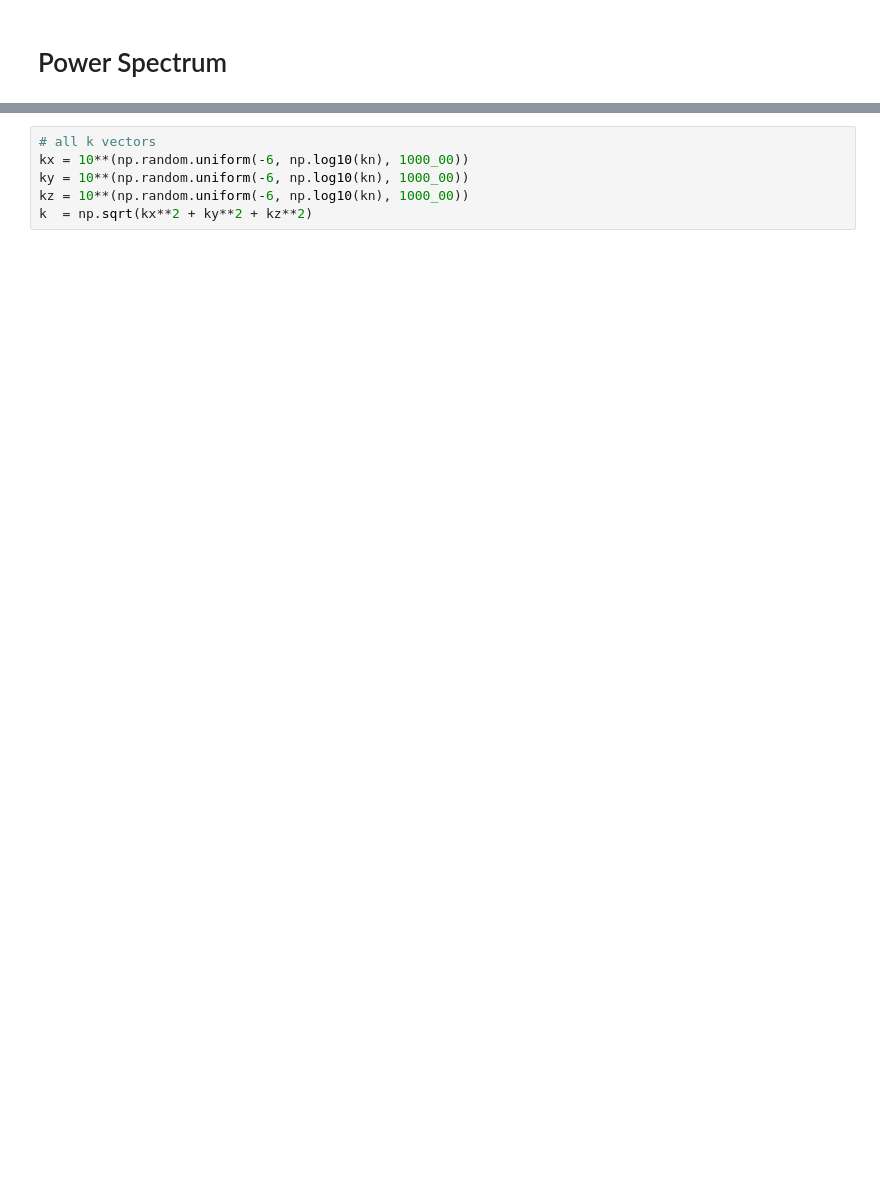
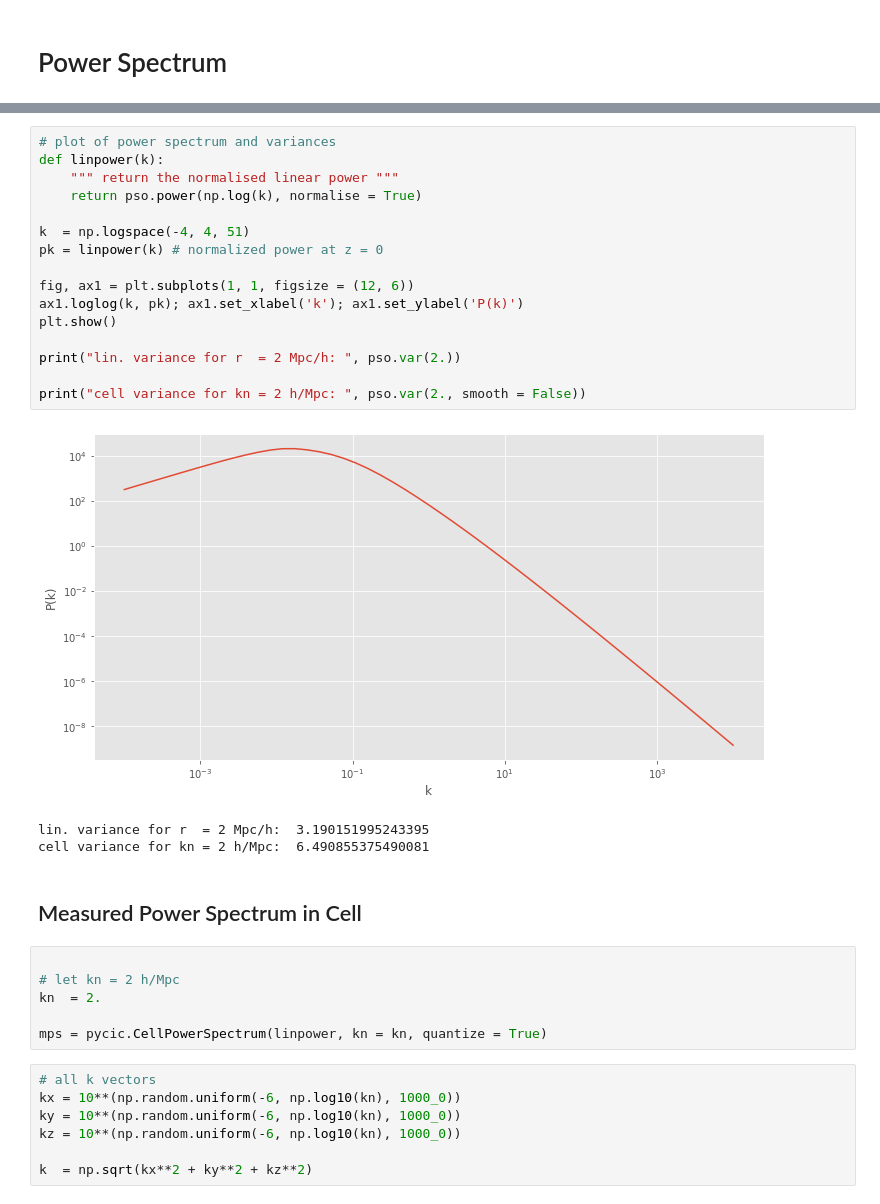
Before and after one commit to msssivadas10/cic_tests, a Jupyter notebook: test2.ipynb, the cells around one changed output, grey strips where cells are left out. Saved outputs shown, nothing was run; the diff lists cells and outputs as text; blank space fills up the shorter version.

```diff
--- a/test2.ipynb
+++ b/test2.ipynb
@@ -23,8 +18,37 @@ mps = pycic.cicMeasPowerSpectrum(linpower, kn = kn, quantize = True)
+# %%
+# plot of power spectrum and variances
+def linpower(k):
+    """ return the normalised linear power """
+    return pso.power(np.log(k), normalise = True)
+
+k  = np.logspace(-4, 4, 51)
+pk = linpower(k) # normalized power at z = 0
+
+fig, ax1 = plt.subplots(1, 1, figsize = (12, 6))
+ax1.loglog(k, pk); ax1.set_xlabel('k'); ax1.set_ylabel('P(k)')
+plt.show()
+
+print("lin. variance for r  = 2 Mpc/h: ", pso.var(2.))
+
+print("cell variance for kn = 2 h/Mpc: ", pso.var(2., smooth = False))
+# %% [output]
+[figure, added]
+lin. variance for r  = 2 Mpc/h:  3.190151995243395
+cell variance for kn = 2 h/Mpc:  6.490855375490081
+# %% [markdown]
+## Measured Power Spectrum in Cell
+# %%
+
+# let kn = 2 h/Mpc
+kn  = 2.
+
+mps = pycic.CellPowerSpectrum(linpower, kn = kn, quantize = True)
 # %%
 # all k vectors
-kx = 10**(np.random.uniform(-6, np.log10(kn), 1000_00))
-ky = 10**(np.random.uniform(-6, np.log10(kn), 1000_00))
-kz = 10**(np.random.uniform(-6, np.log10(kn), 1000_00))
+kx = 10**(np.random.uniform(-6, np.log10(kn), 1000_0))
+ky = 10**(np.random.uniform(-6, np.log10(kn), 1000_0))
+kz = 10**(np.random.uniform(-6, np.log10(kn), 1000_0))
+
 k  = np.sqrt(kx**2 + ky**2 + kz**2)
 # %%
 # full power spectrum (power law contd.) - non-binned version
```
Also changed, not shown: parts of 7 cells of this notebook.
